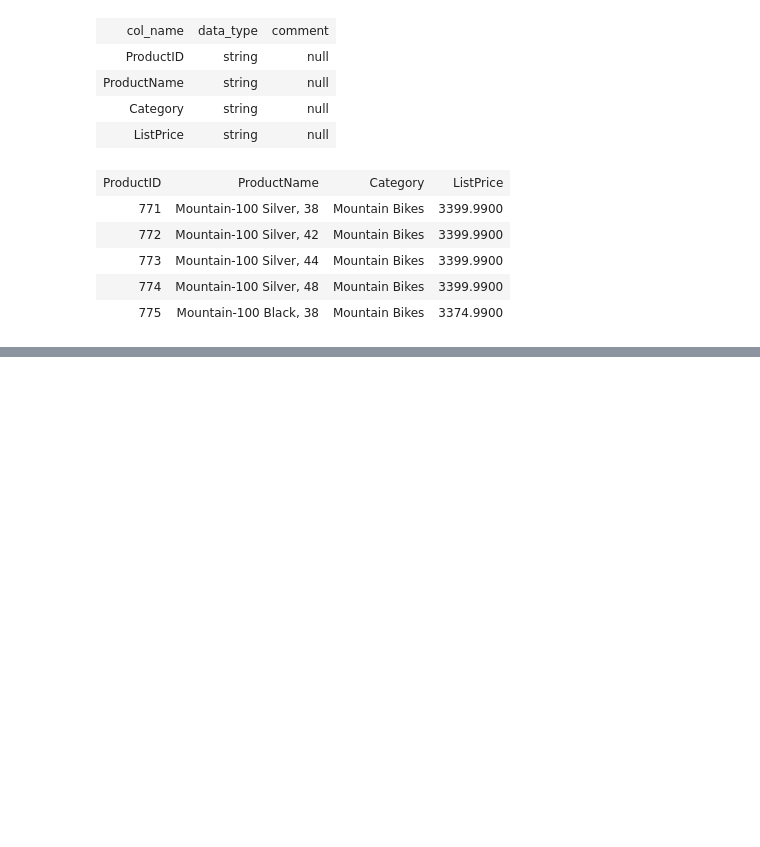
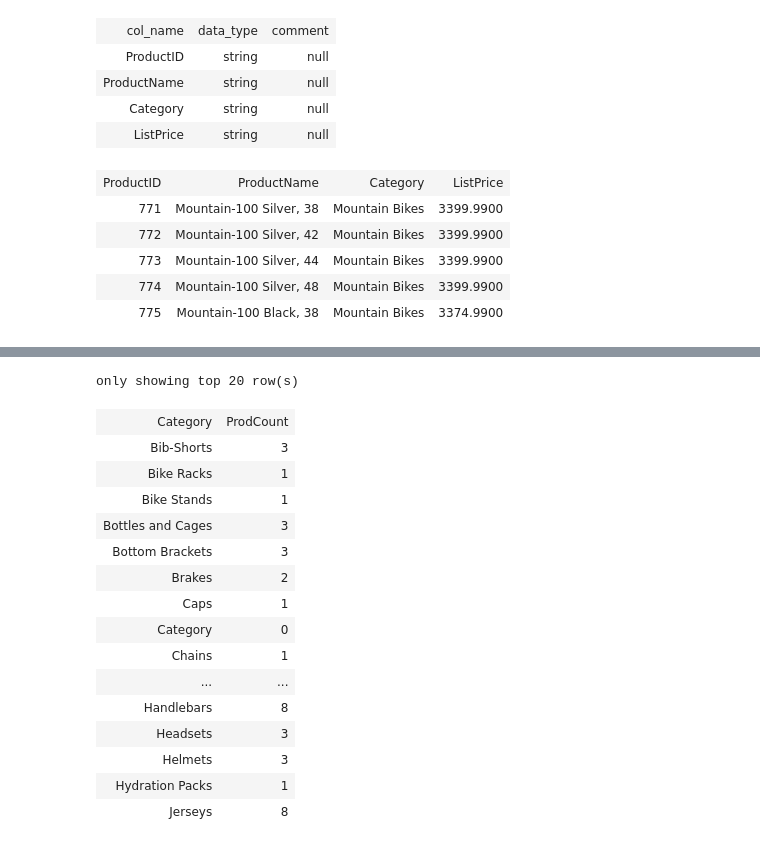
Before and after one commit to turekradek/sparkTraining, a Jupyter notebook: spark_training.ipynb, the cells around one changed output, grey strips where cells are left out. Saved outputs shown, nothing was run; the diff lists cells and outputs as text; code cells hidden in the pictures; blank space fills up the shorter version.

```diff
--- a/spark_training.ipynb
+++ b/spark_training.ipynb
@@ -609,0 +829,21 @@ CSV file: file:///home/radek/git_projekty/sparkTraining/2019.csv
+# %%
+%%sparksql
+SELECT Category, COUNT(ProdID) AS ProdCount FROM products GROUP BY Category ORDER BY Category
+# %% [output]
+only showing top 20 row(s)
+| Category | ProdCount |
+| Bib-Shorts | 3 |
+| Bike Racks | 1 |
+| Bike Stands | 1 |
+| Bottles and Cages | 3 |
+| Bottom Brackets | 3 |
+| Brakes | 2 |
+| Caps | 1 |
+| Category | 0 |
+| Chains | 1 |
+| ... | ... |
+| Handlebars | 8 |
+| Headsets | 3 |
+| Helmets | 3 |
+| Hydration Packs | 1 |
+| Jerseys | 8 |
```
Also changed, not shown: parts of 49 cells of this notebook, 5 other files.
